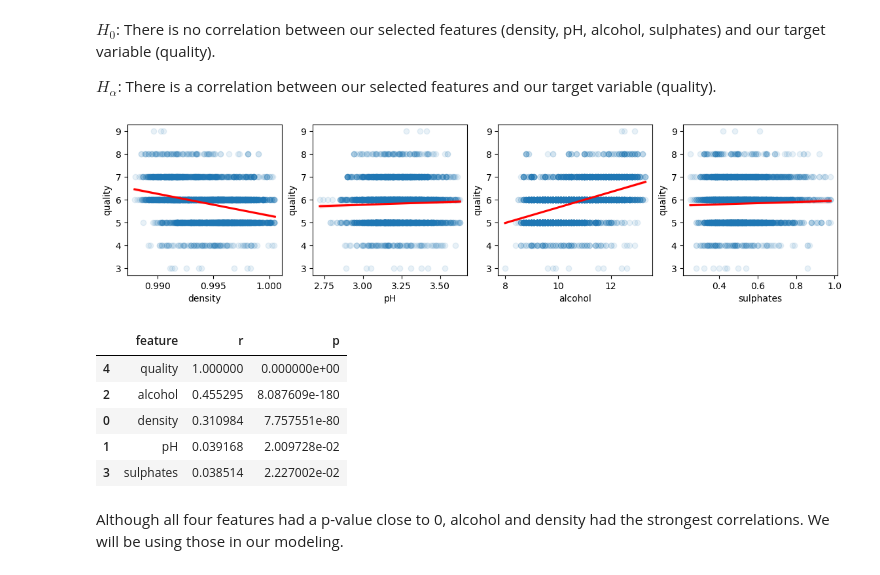
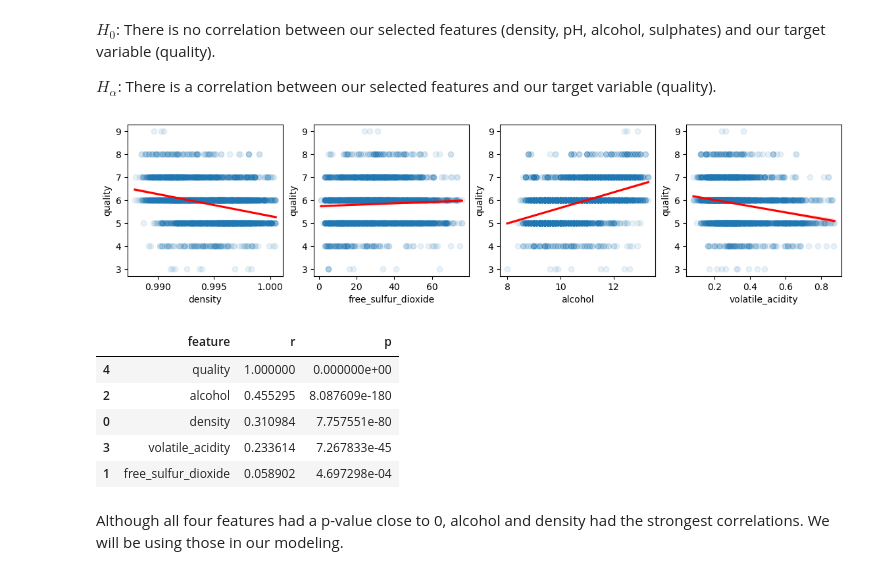
Before and after one commit to pagelwine/wine_project, a Jupyter notebook: final-project.ipynb, the cells around one changed output. Cells and saved outputs as stored; diff of their text form; code cells hidden in the pictures.

```diff
--- a/final-project.ipynb
+++ b/final-project.ipynb
@@ -123,16 +123,16 @@ $H_\alpha$: There is a correlation between our selected features and our target
 # %%
 plt.figure(figsize=(14,3))
 
-for i, col in enumerate(train[['density', 'pH', 'alcohol', 'sulphates', 'quality']]):
+for i, col in enumerate(train[['density', 'free_sulfur_dioxide', 'alcohol', 'volatile_acidity', 'quality']]):
     if col != 'quality':
         plt.subplot(1, 4, i+1)
         sns.regplot(data = train, x = col, y = 'quality', scatter_kws={'alpha': 0.1}, line_kws={'color': 'red'})
 
 plt.show()
 # %% [output]
-[figure, old version]
+[figure, new version]
 # %%
-corr_df = w.correlation_tests(train[['density', 'pH', 'alcohol', 'sulphates', 'wine_type', 'quality']])
+corr_df = w.correlation_tests(train[['density', 'free_sulfur_dioxide', 'alcohol', 'volatile_acidity', 'wine_type', 'quality']])
 
 corr_df
 # %% [output]
@@ -140,8 +140,8 @@ corr_df
 | 4 | quality | 1.000000 | 0.000000e+00 |
 | 2 | alcohol | 0.455295 | 8.087609e-180 |
 | 0 | density | 0.310984 | 7.757551e-80 |
-| 1 | pH | 0.039168 | 2.009728e-02 |
-| 3 | sulphates | 0.038514 | 2.227002e-02 |
+| 3 | volatile_acidity | 0.233614 | 7.267833e-45 |
+| 1 | free_sulfur_dioxide | 0.058902 | 4.697298e-04 |
 # %% [markdown]
 Although all four features had a p-value close to 0, alcohol and density had the strongest correlations. We will be using those in our modeling.
 # %% [markdown]
```
Also changed, not shown: parts of 7 cells of this notebook.
